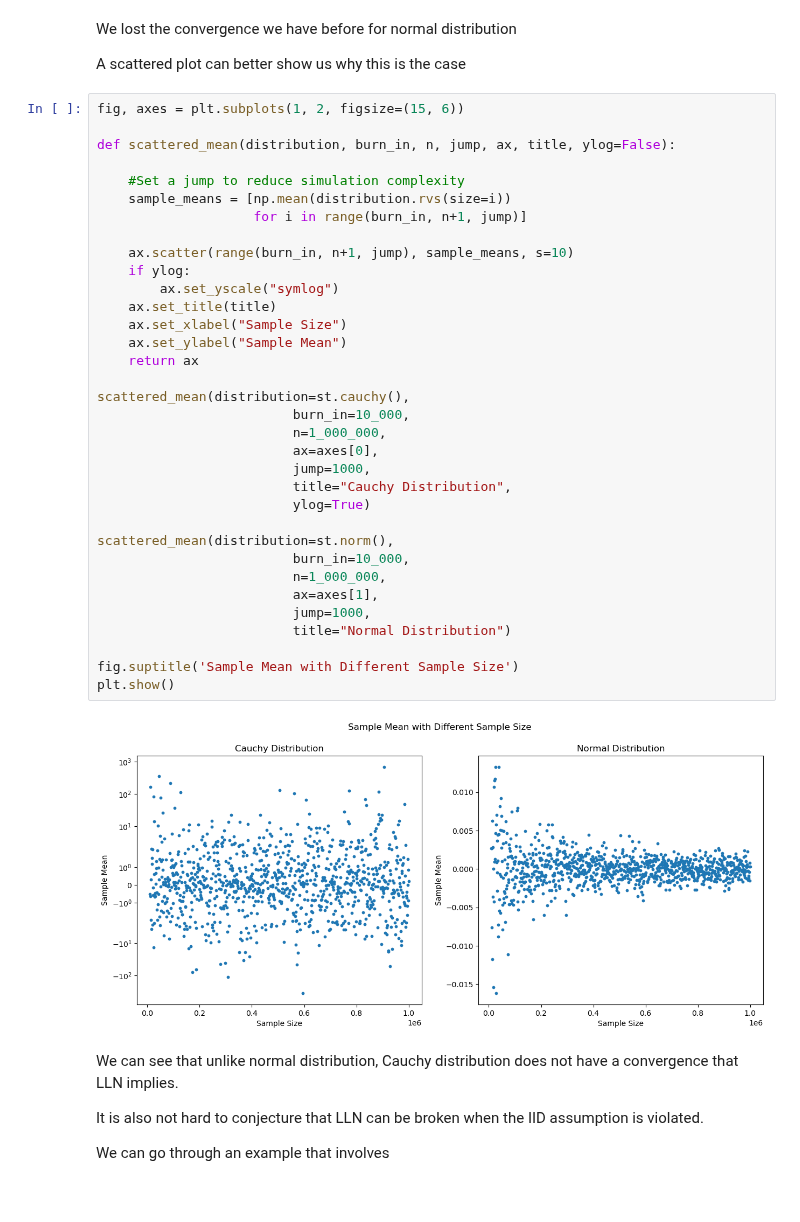
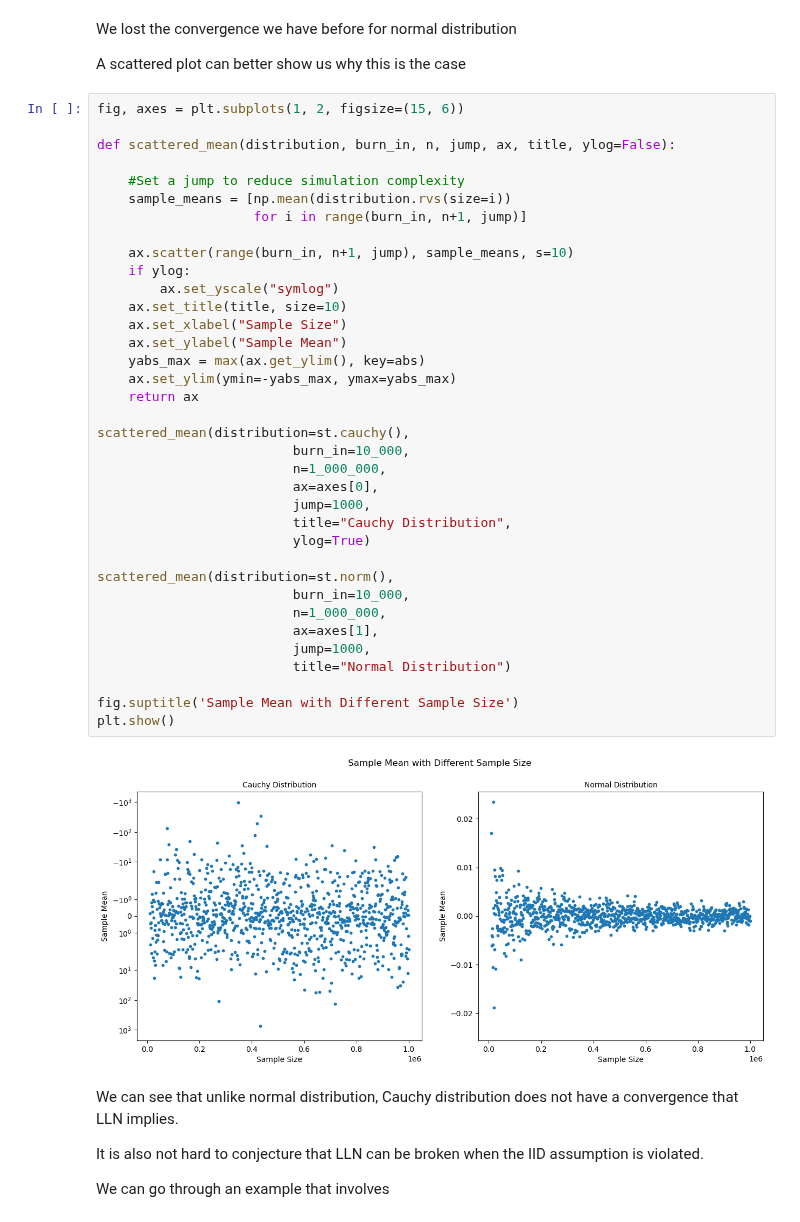
Before and after one commit to QuantEcon/lecture-python-intro, a Jupyter notebook: in-work/lln_clt.ipynb, the cells around one changed output. Saved outputs shown, nothing was run; the diff lists cells and outputs as text.

```diff
--- a/in-work/lln_clt.ipynb
+++ b/in-work/lln_clt.ipynb
@@ -300,35 +300,37 @@ def scattered_mean(distribution, burn_in, n, jump, ax, title, ylog=False):
 
     #Set a jump to reduce simulation complexity
     sample_means = [np.mean(distribution.rvs(size=i))
                     for i in range(burn_in, n+1, jump)]
 
     ax.scatter(range(burn_in, n+1, jump), sample_means, s=10)
     if ylog:
         ax.set_yscale("symlog")
-    ax.set_title(title)
+    ax.set_title(title, size=10)
     ax.set_xlabel("Sample Size")
     ax.set_ylabel("Sample Mean")
+    yabs_max = max(ax.get_ylim(), key=abs)
+    ax.set_ylim(ymin=-yabs_max, ymax=yabs_max)
     return ax
 
 scattered_mean(distribution=st.cauchy(),
                          burn_in=10_000,
                          n=1_000_000,
                          ax=axes[0],
                          jump=1000,
                          title="Cauchy Distribution",
                          ylog=True)
 
 scattered_mean(distribution=st.norm(),
                          burn_in=10_000,
                          n=1_000_000,
                          ax=axes[1],
                          jump=1000,
                          title="Normal Distribution")
 
 fig.suptitle('Sample Mean with Different Sample Size')
 plt.show()
 # %% [output]
-[figure, old version]
+[figure, new version]
 # %% [markdown]
 We can see that unlike normal distribution, Cauchy distribution does not have a convergence that LLN implies.
 
```
Also changed, not shown: parts of 11 cells of this notebook.
